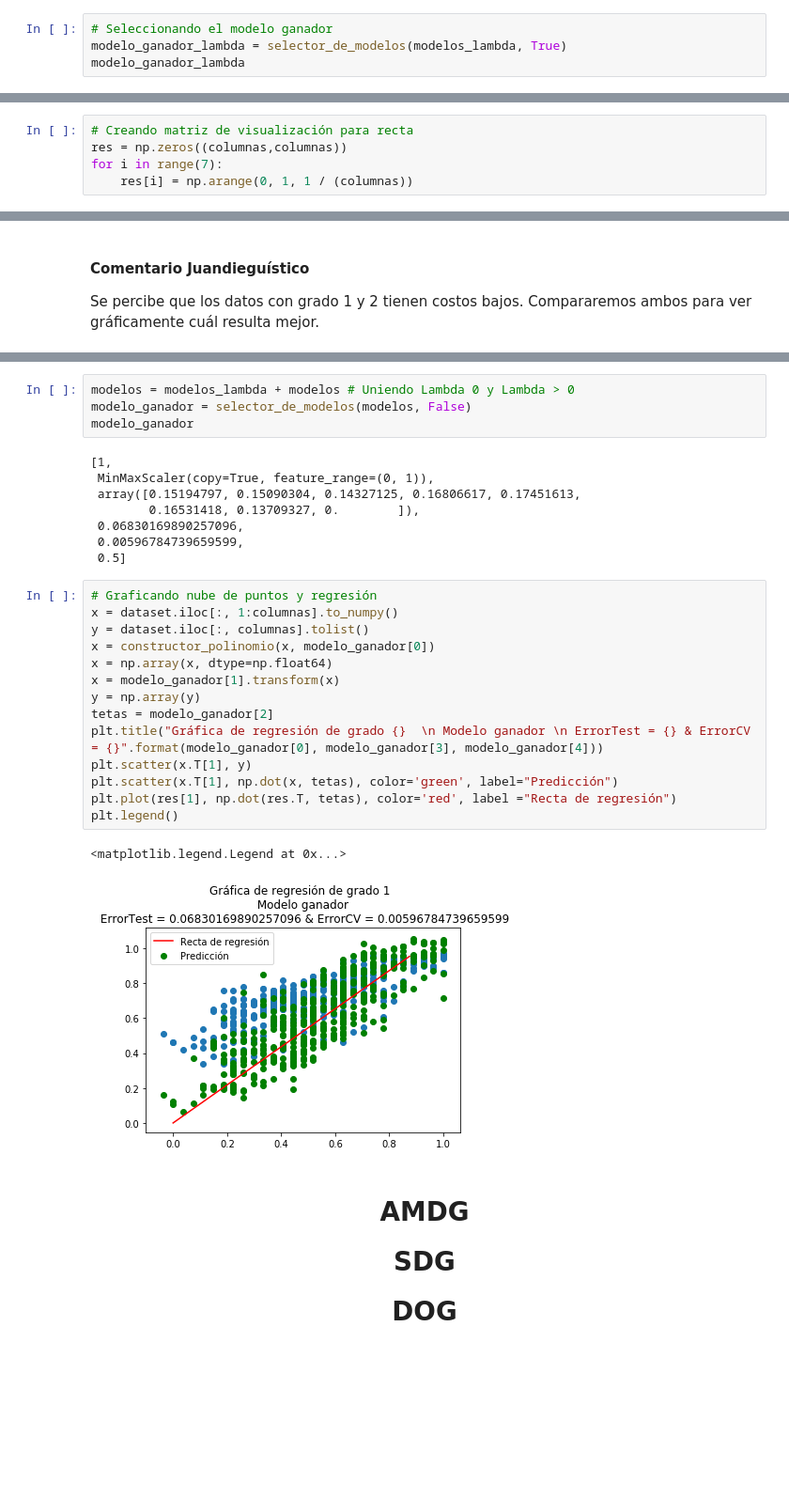
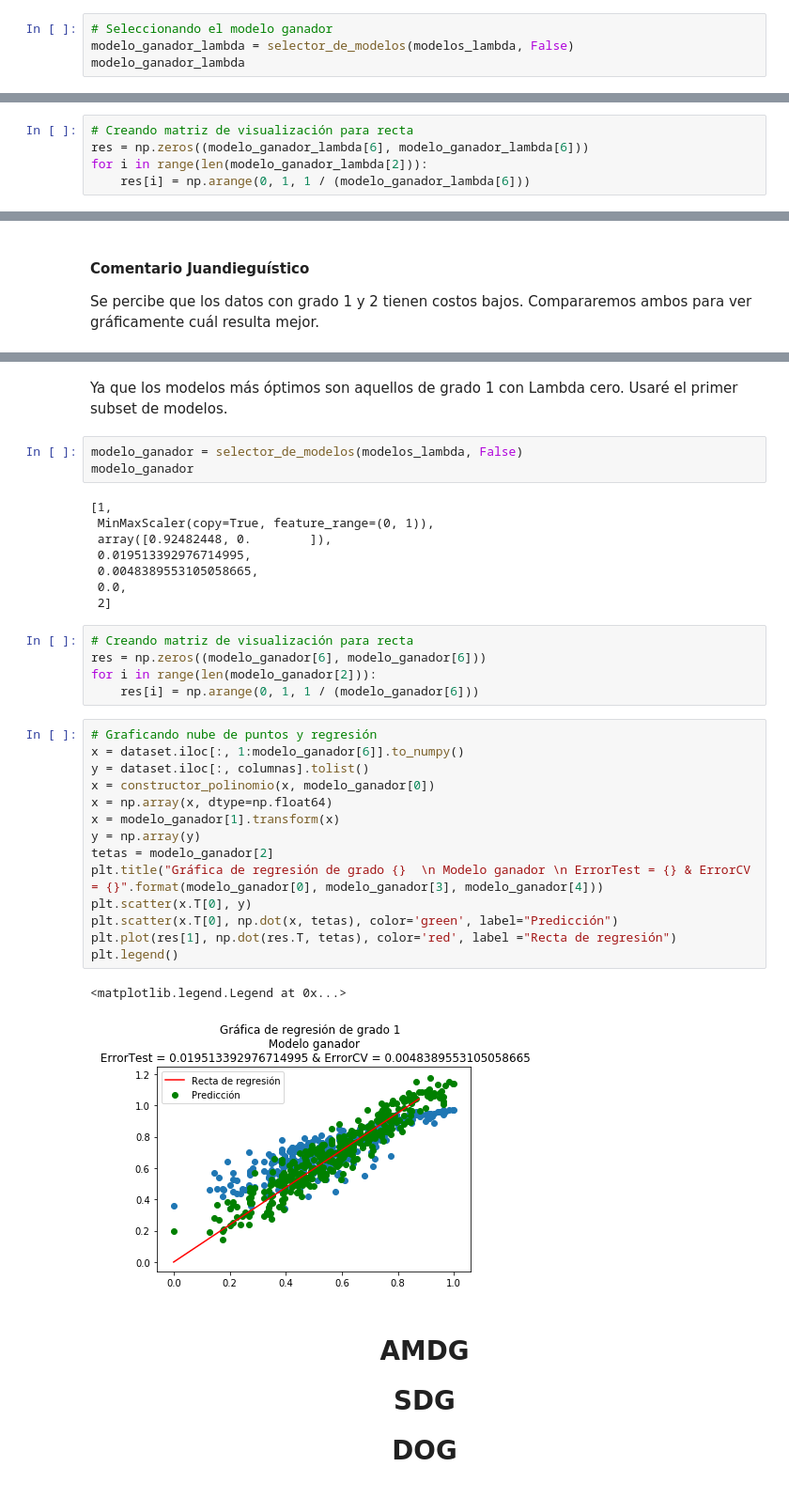
Before and after one commit to Jotade100/MLE2020, a Jupyter notebook: Lab 19Feb/Laboratorio2.ipynb, the cells around one changed output, grey strips where cells are left out. Shown at 94% size. Saved outputs shown, nothing was run; the diff lists cells and outputs as text; blank space fills up the shorter version.

```diff
--- a/Lab 19Feb/Laboratorio2.ipynb
+++ b/Lab 19Feb/Laboratorio2.ipynb
@@ -362,7 +404,7 @@ for i in modelos_lambda:
     modelos_ordenados[i[0] % 5].append(i)
 # %%
 # Seleccionando el modelo ganador
-modelo_ganador_lambda = selector_de_modelos(modelos_lambda, True)
+modelo_ganador_lambda = selector_de_modelos(modelos_lambda, False)
 modelo_ganador_lambda
 # %% [output]
 [1,
@@ -375,7 +417,7 @@ modelo_ganador_lambda
 # %%
 # Creando matriz de visualización para recta
-res = np.zeros((columnas,columnas))
-for i in range(7):
-    res[i] = np.arange(0, 1, 1 / (columnas))
+res = np.zeros((modelo_ganador_lambda[6], modelo_ganador_lambda[6]))
+for i in range(len(modelo_ganador_lambda[2])):
+    res[i] = np.arange(0, 1, 1 / (modelo_ganador_lambda[6]))
 # %%
 # Graficando nube de puntos y regresión
@@ -439,32 +487,38 @@ sns.relplot(x='L', y='Test', hue='grado',
-# %%
-modelos = modelos_lambda + modelos # Uniendo Lambda 0 y Lambda > 0
-modelo_ganador = selector_de_modelos(modelos, False)
-modelo_ganador
-# %% [output]
-[1,
- MinMaxScaler(copy=True, feature_range=(0, 1)),
- array([0.15194797, 0.15090304, 0.14327125, 0.16806617, 0.17451613,
-        0.16531418, 0.13709327, 0.        ]),
- 0.06830169890257096,
- 0.00596784739659599,
- 0.5]
+# %% [markdown]
+Ya que los modelos más óptimos son aquellos de grado 1 con Lambda cero. Usaré el primer subset de modelos.
+# %%
+modelo_ganador = selector_de_modelos(modelos_lambda, False)
+modelo_ganador
+# %% [output]
+[1,
+ MinMaxScaler(copy=True, feature_range=(0, 1)),
+ array([0.92482448, 0.        ]),
+ 0.019513392976714995,
+ 0.0048389553105058665,
+ 0.0,
+ 2]
+# %%
+# Creando matriz de visualización para recta
+res = np.zeros((modelo_ganador[6], modelo_ganador[6]))
+for i in range(len(modelo_ganador[2])):
+    res[i] = np.arange(0, 1, 1 / (modelo_ganador[6]))
 # %%
 # Graficando nube de puntos y regresión
-x = dataset.iloc[:, 1:columnas].to_numpy()
+x = dataset.iloc[:, 1:modelo_ganador[6]].to_numpy()
 y = dataset.iloc[:, columnas].tolist()
 x = constructor_polinomio(x, modelo_ganador[0])
 x = np.array(x, dtype=np.float64)
 x = modelo_ganador[1].transform(x)
 y = np.array(y)
 tetas = modelo_ganador[2]
 plt.title("Gráfica de regresión de grado {}  \n Modelo ganador \n ErrorTest = {} & ErrorCV = {}".format(modelo_ganador[0], modelo_ganador[3], modelo_ganador[4]))
-plt.scatter(x.T[1], y)
-plt.scatter(x.T[1], np.dot(x, tetas), color='green', label="Predicción")
+plt.scatter(x.T[0], y)
+plt.scatter(x.T[0], np.dot(x, tetas), color='green', label="Predicción")
 plt.plot(res[1], np.dot(res.T, tetas), color='red', label ="Recta de regresión")
 plt.legend()
 # %% [output]
 <matplotlib.legend.Legend at 0x...>
-[figure, old version]
+[figure, new version]
 # %% [markdown]
 <h1>
     <center>
```
Also changed, not shown: parts of 15 cells of this notebook.
